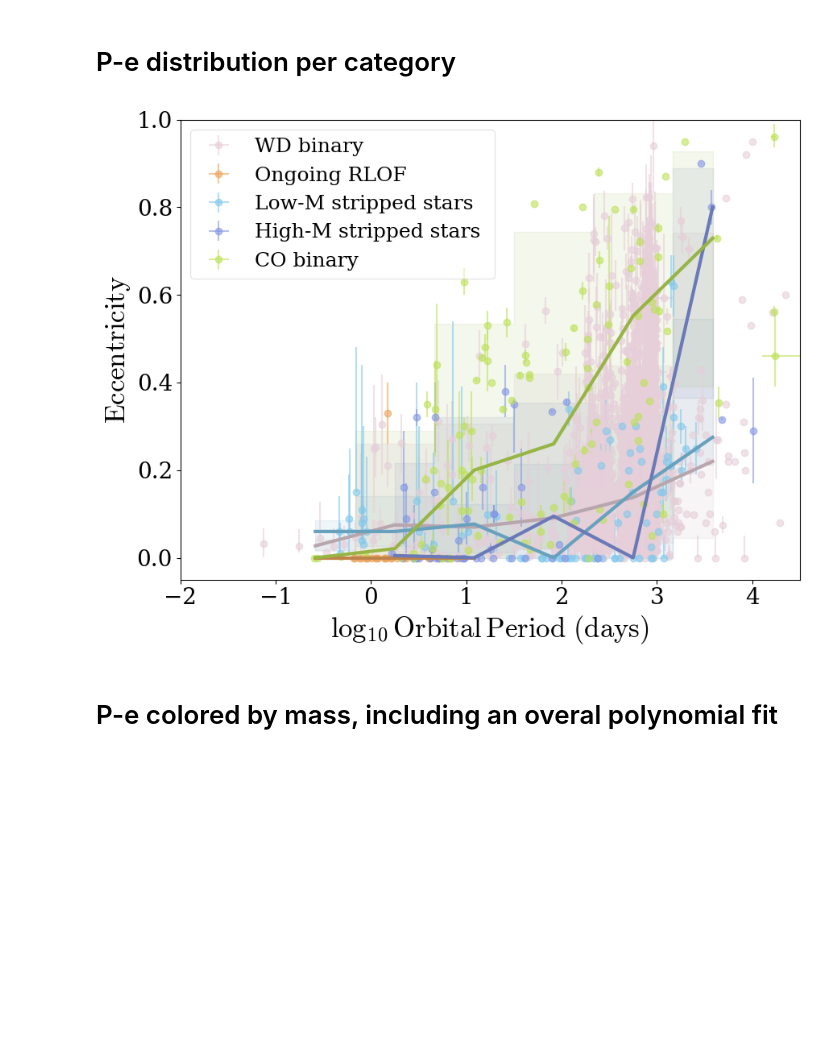
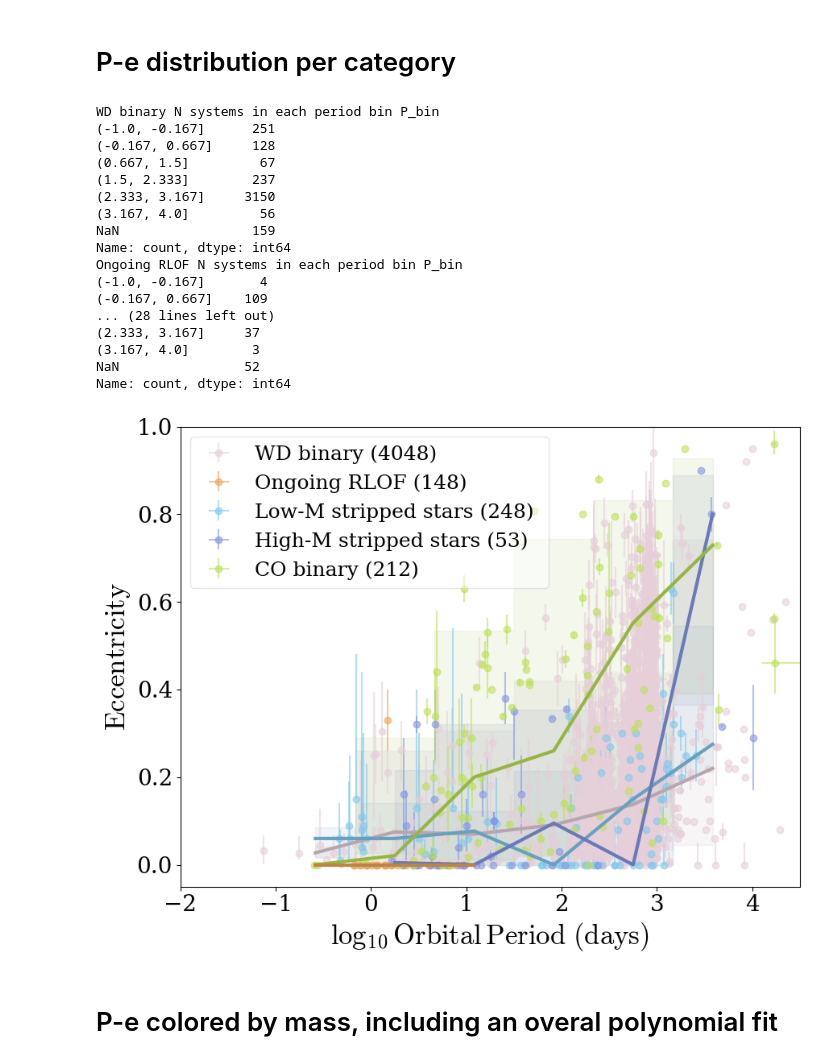
Before and after one commit to binary-observations/post_mt_catalog, a Jupyter notebook: code/data_analysis/P_e_analysis_plot.ipynb, the cells around one changed output. Saved outputs shown, nothing was run; the diff lists cells and outputs as text; code cells hidden in the pictures; blank space fills up the shorter version.

```diff
--- a/code/data_analysis/P_e_analysis_plot.ipynb
+++ b/code/data_analysis/P_e_analysis_plot.ipynb
@@ -598,11 +616,15 @@ plot_category_map = {
 }
 
 for category, source_categories in plot_category_map.items():
+    zorder = 1
 
     # Combine all system classes from one or more source categories.
     system_classes_in_category = []
     for src_category in source_categories:
         system_classes_in_category.extend(list(SYSTEM_CLASS_MAP[src_category].keys()))
+
+    if src_category == 'Ongoing RLOF':
+        zorder += 1  # plot RLOF systems on top of the others
 
     subset = plot_df[plot_df['system_class'].isin(system_classes_in_category)].copy()
     log_periods = np.log10(subset['Period'].dropna())
@@ -613,41 +635,64 @@ for category, source_categories in plot_category_map.items():
     if category == 'WD binary':
         first_system_color = list(SYSTEM_CLASS_MAP['WD binary'].values())[-1]['color']  # override with last color
 
     ###### Actual plotting ######
     ax.errorbar(subset['log_Period'], (subset['Eccentricity']),
                 xerr=[subset['period_err_minus_log'], subset['period_err_plus_log']],
-                yerr=[subset['Eccentricity_err_minus'].fillna(0), subset['Eccentricity_err_plus'].fillna(0)], zorder = 0,
-                fmt='o', c=first_system_color, alpha=0.6,
-                label=f"{category} ")
+                yerr=[subset['Eccentricity_err_minus'].fillna(0), subset['Eccentricity_err_plus'].fillna(0)],
+                fmt='o', c=first_system_color, alpha=0.6,zorder = 1,
+                label=f"{category} ({subset.shape[0]}) ")
 
     ## Show Median and 1-sigma ##
     P_bins = np.linspace(-1,4, 7)
     subset['P_bin'] = pd.cut(subset['log_Period'], bins=P_bins)
+
+    # To know how statistically robust each bin is:
+    counts_by_bin = subset['P_bin'].value_counts(sort=False, dropna=False)
+    print(category,'N systems in each period bin', counts_by_bin)
+
+    # Get the median and 5-95 percentile for each P_bin, ignoring empty bins
     stats = subset.groupby('P_bin', observed=False)['Eccentricity'].quantile([0.05, 0.5, 0.95]).unstack()
     stats.columns = ['p05', 'median', 'p95']
 
     x_stats = P_bins[:-1] + 0.5 * np.diff(P_bins)
-    # ax.plot(x_stats, stats['p05'].values, lw=2, ls = ':', c = darken_color(first_system_color, factor=0.8))
-    ax.plot(x_stats, stats['median'].values, lw=3, c = darken_color(first_system_color, factor=0.8))
-    # ax.plot(x_stats, stats['p95'].values, lw=2, ls = ':', c = darken_color(first_system_color, factor=0.8))
-    ax.fill_between(x_stats, stats['p05'].values, stats['p95'].values, color=darken_color(first_system_color, factor=0.8), alpha=0.1, step='mid', zorder=-1)
+    ax.plot(x_stats, stats['median'].values,
+            lw=3, c = darken_color(first_system_color, factor=0.8), zorder = 2+ zorder)
+    ax.fill_between(x_stats, stats['p05'].values, stats['p95'].values,
+                    color=darken_color(first_system_color, factor=0.8), alpha=0.1, step='mid', zorder=-1)
 
 
 # Plot formatting
 # Set tick labels to be larger and use mathtext for the x-axis
 plt.xlim(-2,4.5)
 plt.ylim(-0.05,1)
 plt.xticks(fontsize=20)
 plt.yticks(fontsize=20)
 plt.xlabel('$\log_{10} \mathrm{Orbital\,Period \ (days)}$', fontsize=25)
 plt.ylabel('$\mathrm{Eccentricity}$', fontsize=25)
 plt.legend(loc='upper left', fontsize=18, framealpha = 0.5)#bbox_to_anchor=(0.05, 0.95),
 plt.tight_layout()
 plt.savefig(LATEX_PLOT_DIR / 'P_e_by_category_median.pdf')
 plt.savefig(PLOTS_DIR / 'P_e_by_category_median.pdf')
 plt.show()
 # %% [output]
+WD binary N systems in each period bin P_bin
+(-1.0, -0.167]      251
+(-0.167, 0.667]     128
+(0.667, 1.5]         67
+(1.5, 2.333]        237
+(2.333, 3.167]     3150
+(3.167, 4.0]         56
+NaN                 159
+Name: count, dtype: int64
+Ongoing RLOF N systems in each period bin P_bin
+(-1.0, -0.167]       4
+(-0.167, 0.667]    109
+... (28 lines left out)
+(2.333, 3.167]     37
+(3.167, 4.0]        3
+NaN                52
+Name: count, dtype: int64
-[figure, old version]
+[figure, new version]
 # %% [markdown]
 # P-e colored by mass, including an overal polynomial fit
 # %%
```
Also changed, not shown: parts of 2 cells of this notebook, 22 other files.
